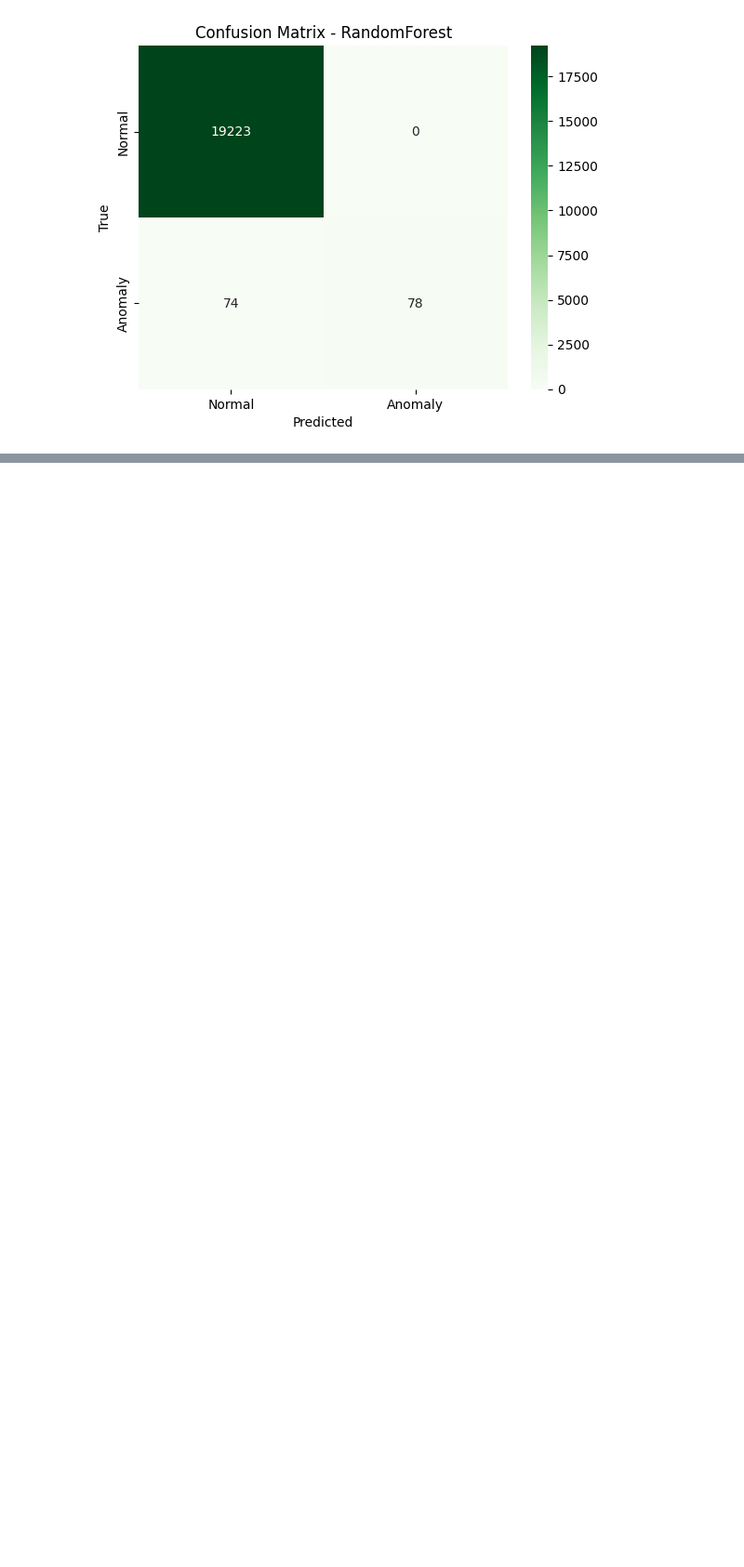
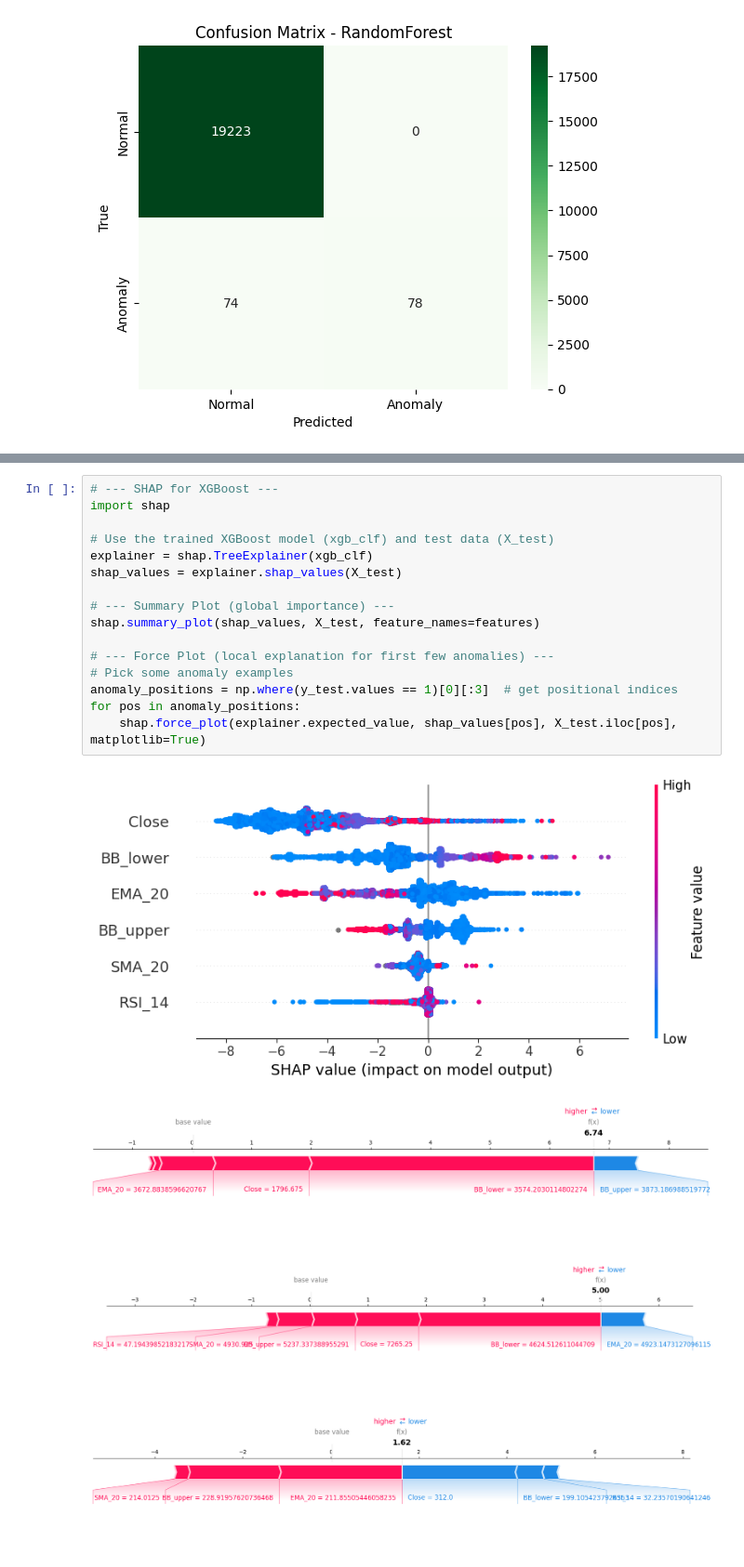
Before and after one commit to umangnaulakha/XAI-and-Anomaly-Detection-in-Financial-Data, a Jupyter notebook: notebooks/implementation.ipynb, the cells around one changed output, grey strips where cells are left out. Shown: that part at 93% size. Cells and saved outputs as stored; diff of their text form; blank space fills up the shorter version.

```diff
--- a/notebooks/implementation.ipynb
+++ b/notebooks/implementation.ipynb
@@ -276,0 +279,21 @@ weighted avg       1.00      1.00      1.00     19375
+# %%
+# --- SHAP for XGBoost ---
+import shap
+
+# Use the trained XGBoost model (xgb_clf) and test data (X_test)
+explainer = shap.TreeExplainer(xgb_clf)
+shap_values = explainer.shap_values(X_test)
+
+# --- Summary Plot (global importance) ---
+shap.summary_plot(shap_values, X_test, feature_names=features)
+
+# --- Force Plot (local explanation for first few anomalies) ---
+# Pick some anomaly examples
+anomaly_positions = np.where(y_test.values == 1)[0][:3]  # get positional indices
+for pos in anomaly_positions:
+    shap.force_plot(explainer.expected_value, shap_values[pos], X_test.iloc[pos], matplotlib=True)
+# %% [output]
+[figure, added]
+[figure, added]
+[figure, added]
+[figure, added]
```
Also changed, not shown: parts of 6 cells of this notebook.
